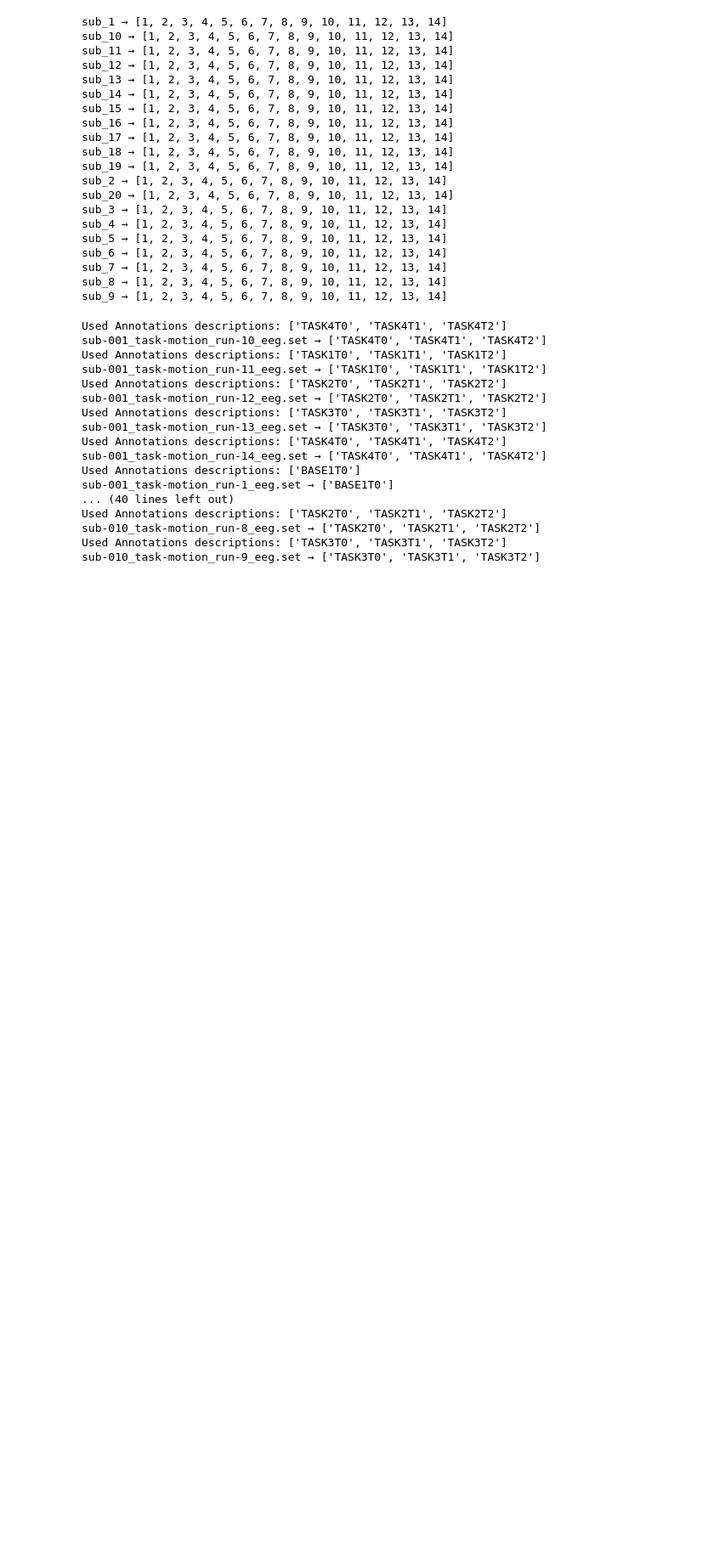
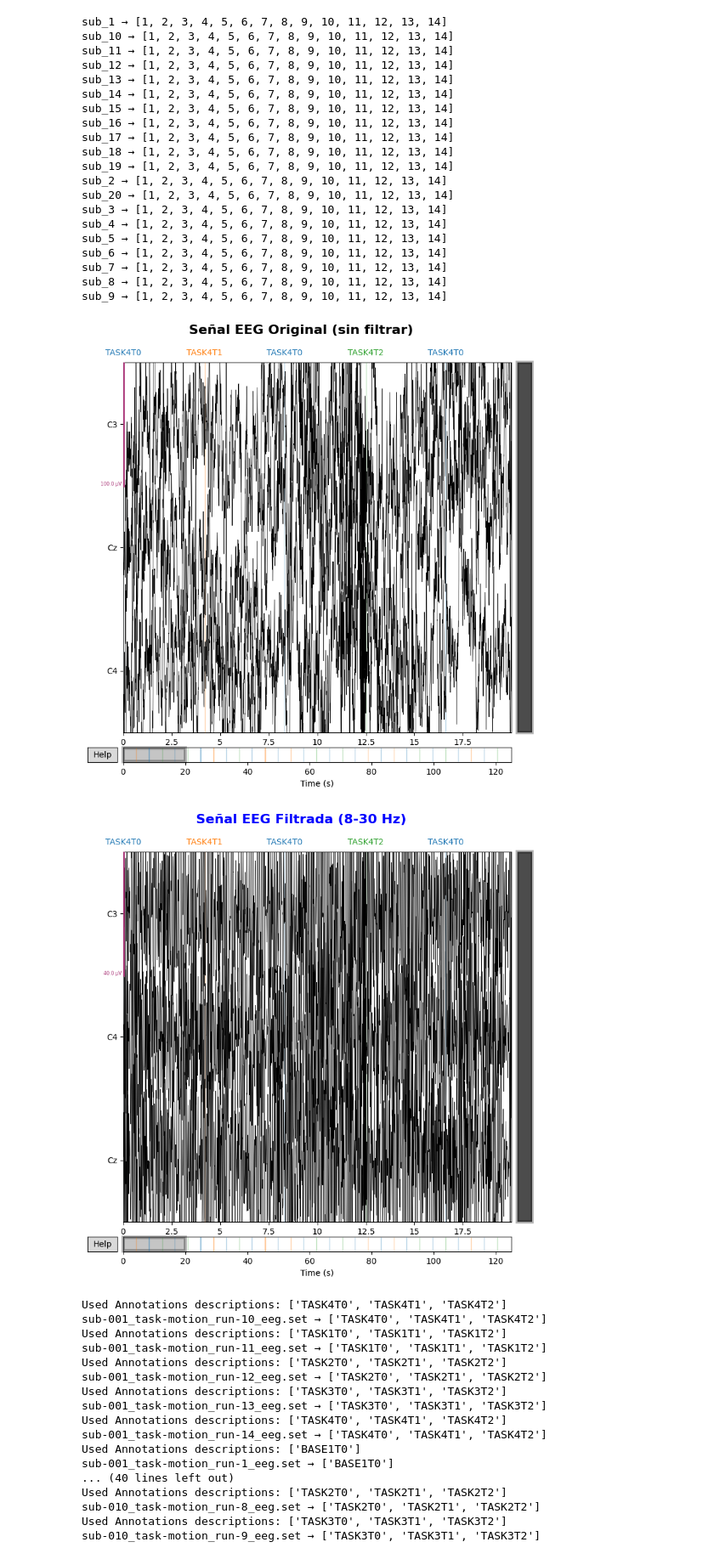
Before and after one commit to saramezap/Proyecto1, a Jupyter notebook: proyecto1_EEG.ipynb, the cells around one changed output. Shown at 85% size. Saved outputs shown, nothing was run; the diff lists cells and outputs as text; code cells hidden in the pictures; blank space fills up the shorter version.

Commit message:
filtrada

```diff
--- a/proyecto1_EEG.ipynb
+++ b/proyecto1_EEG.ipynb
@@ -410,3 +427,33 @@ sub_9 → [1, 2, 3, 4, 5, 6, 7, 8, 9, 10, 11, 12, 13, 14]
+# %%
+# --- Graficar Señal Original ---
+# Creamos la figura pero le decimos show=False para editarla primero
+fig_orig = resultado["senal_original"].plot(
+    picks=['C3', 'C4', 'Cz'],
+    duration=20,
+    scalings={'eeg': 50e-6}, # Evita los bloques negros
+    remove_dc=True,          # Centra la señal en el eje
+    show=False
+)
+fig_orig.suptitle('Señal EEG Original (sin filtrar)', fontsize=16, fontweight='bold')
+# Ajustamos un poco el espacio superior para que el título no choque con los nombres de los canales
+fig_orig.subplots_adjust(top=0.9)
+
+
+# --- Graficar Señal Filtrada ---
+fig_filt = resultado["senal_filtrada"].plot(
+    picks=['C3', 'C4', 'Cz'],
+    duration=20,
+    scalings={'eeg': 20e-6}, # Escala más fina para ver las ondas Mu/Beta
+    show=False
+)
+fig_filt.suptitle('Señal EEG Filtrada (8-30 Hz)', fontsize=16, fontweight='bold', color='blue')
+fig_filt.subplots_adjust(top=0.9)
+
+# Finalmente mostramos ambas
+plt.show()
+# %% [output]
+[figure, added]
+[figure, added]
 # %%
 import mne
 
```
Also changed, not shown: parts of 2 cells of this notebook.
